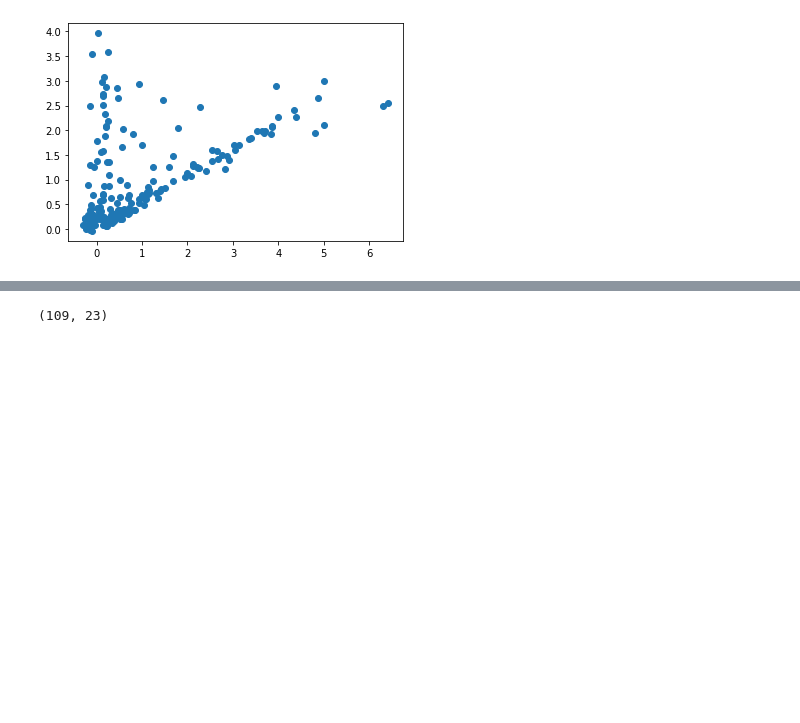
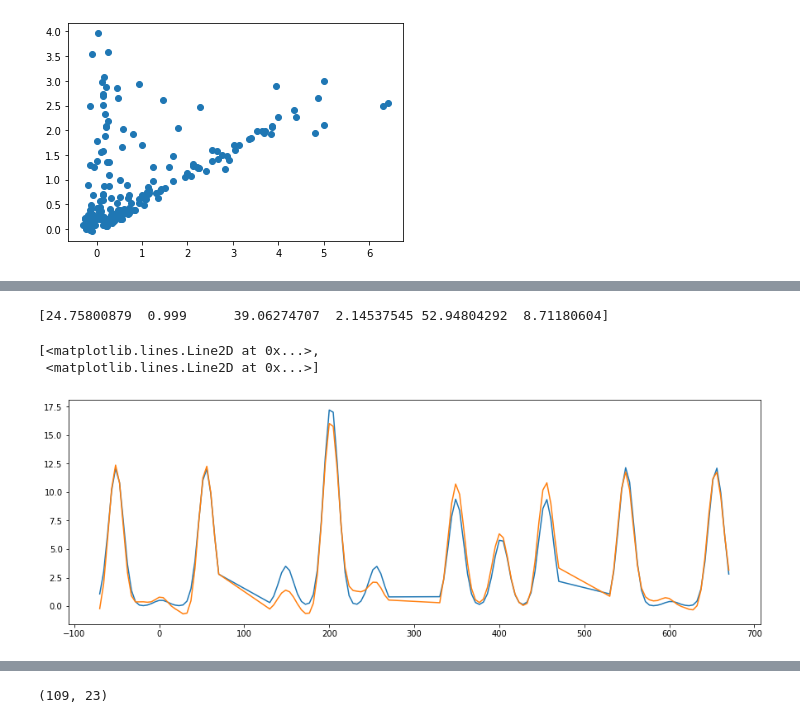
Before and after one commit to hkwang/COPS_analysis, a Jupyter notebook: dev/cops_xcorrelation_demo.ipynb, the cells around one changed output, grey strips where cells are left out. Cells and saved outputs as stored; diff of their text form; code cells hidden in the pictures; blank space fills up the shorter version.

```diff
--- a/dev/cops_xcorrelation_demo.ipynb
+++ b/dev/cops_xcorrelation_demo.ipynb
@@ -138,2 +134,17 @@ plt.plot(hz, nocop_trace, '-o')
+# %%
+params,_ = b.CalcCB(data, simple_output=False)
+
+hz, nocop_trace = b.extract1D(data, b.cop_dats[1], b.cop_unit_convs[1], normalize=True)
+cop_1Ds = np.array([b.extract1D(data, b.cop_dats[i], b.cop_unit_convs[i], normalize=True)[1] for i in range(b.cop_num)])
+cop_1Ds = cop_1Ds.reshape(-1)
+hz_long = np.array([hz+200*i for i in range(b.cop_num)]).reshape(-1)
+plt.figure(figsize=(15,5))
+print(params)
+plt.plot(hz_long, b.lineshape_Cb(hz, *params), hz_long, cop_1Ds)
+# %% [output]
+[24.75800879  0.999      39.06274707  2.14537545 52.94804292  8.71180604]
+[<matplotlib.lines.Line2D at 0x...>,
+ <matplotlib.lines.Line2D at 0x...>]
+[figure, added]
 # %%
 a = cops_analyze(['./pyruvate_HNCA/HNCA_nocop.ft3','./pyruvate_HNCA/HNCA_cop1.ft3','./pyruvate_HNCA/HNCA_cop3.ft3','./pyruvate_HNCA/HNCA_cop4.ft3','./pyruvate_HNCA/HNCA_cop5.ft3','./pyruvate_HNCA/HNCA_cop6.ft3'], mode='HNCA',pyruvate_on=True)
```
Also changed, not shown: parts of 8 cells of this notebook, 10 other files.
